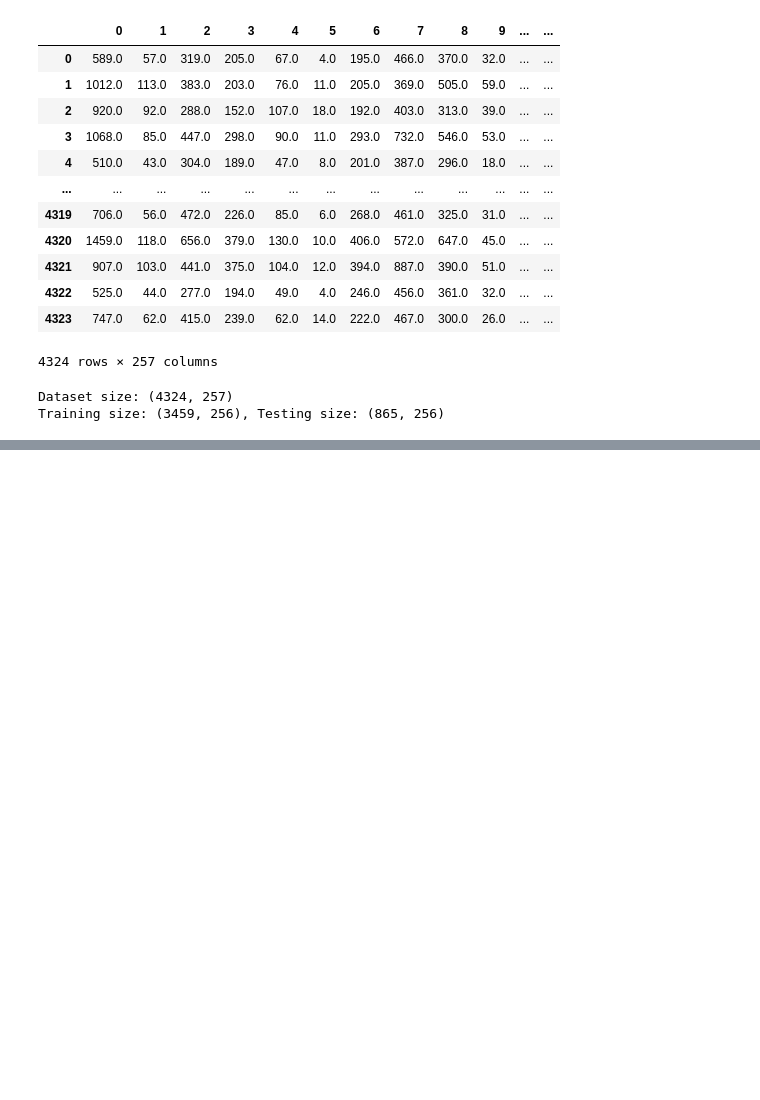
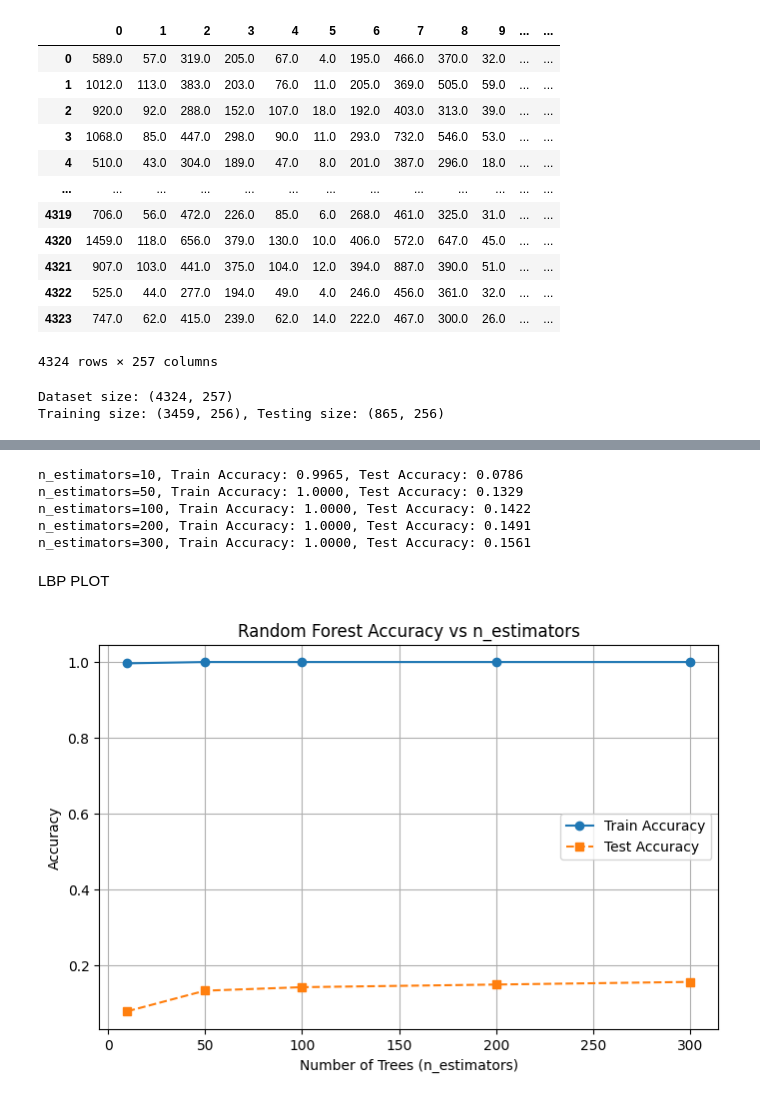
Before and after one commit to AgarwalMayank2/Face_Detection, a Jupyter notebook: applying_ML_algorithms/Random_forest.ipynb, the cells around one changed output, grey strips where cells are left out. Drawn from its saved outputs; the diff is of its cells as text; code cells hidden in the pictures; blank space fills up the shorter version.

```diff
--- a/applying_ML_algorithms/Random_forest.ipynb
+++ b/applying_ML_algorithms/Random_forest.ipynb
@@ -130,0 +154,37 @@ n_estimators=10, Train Accuracy: 0.9954, Test Accuracy: 0.1827
+# %%
+# Varying n_estimators and plotting accuracy
+n_estimators_range = [10, 50, 100, 200, 300]
+train_accuracies_lbp = []
+test_accuracies_lbp = []
+for n in n_estimators_range:
+    rf = RandomForestClassifier(n_estimators=n, random_state=42)
+    rf.fit(X_train_LBP, y_train_LBP)
+
+    train_acc = accuracy_score(y_train_LBP, rf.predict(X_train_LBP))
+    test_acc = accuracy_score(y_test_LBP, rf.predict(X_test_LBP))
+
+    train_accuracies_lbp.append(train_acc)
+    test_accuracies_lbp.append(test_acc)
+
+    print(f'n_estimators={n}, Train Accuracy: {train_acc:.4f}, Test Accuracy: {test_acc:.4f}')
+# %% [output]
+n_estimators=10, Train Accuracy: 0.9965, Test Accuracy: 0.0786
+n_estimators=50, Train Accuracy: 1.0000, Test Accuracy: 0.1329
+n_estimators=100, Train Accuracy: 1.0000, Test Accuracy: 0.1422
+n_estimators=200, Train Accuracy: 1.0000, Test Accuracy: 0.1491
+n_estimators=300, Train Accuracy: 1.0000, Test Accuracy: 0.1561
+# %% [markdown]
+LBP PLOT
+# %%
+# Plot train vs test accuracy
+plt.figure(figsize=(8, 5))
+plt.plot(n_estimators_range, train_accuracies_lbp, marker='o', label='Train Accuracy', linestyle='-')
+plt.plot(n_estimators_range, test_accuracies_lbp, marker='s', label='Test Accuracy', linestyle='--')
+plt.xlabel('Number of Trees (n_estimators)')
+plt.ylabel('Accuracy')
+plt.title('Random Forest Accuracy vs n_estimators')
+plt.legend()
+plt.grid(True)
+plt.show()
+# %% [output]
+[figure, added]
```
Also changed, not shown: parts of 7 cells of this notebook.
